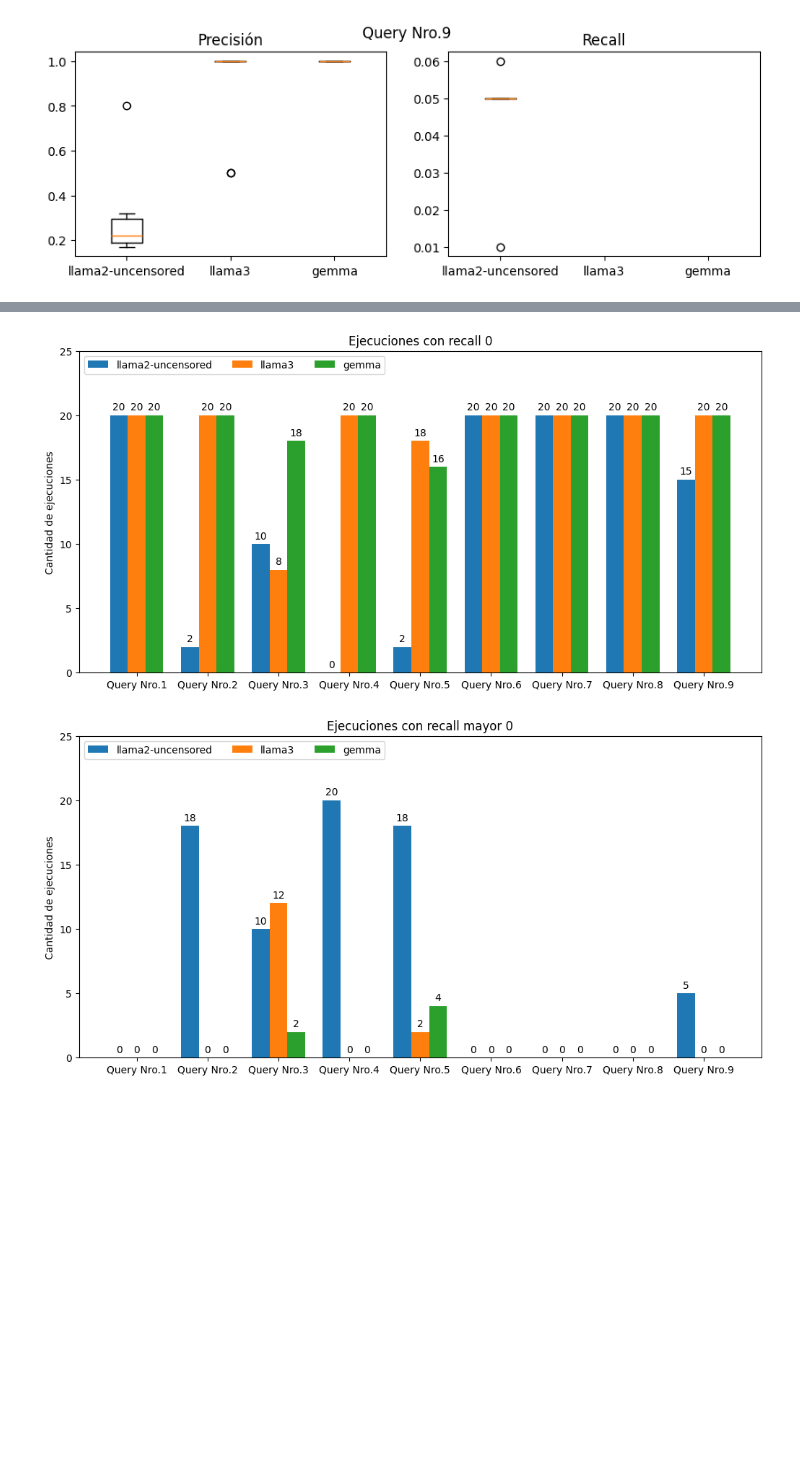
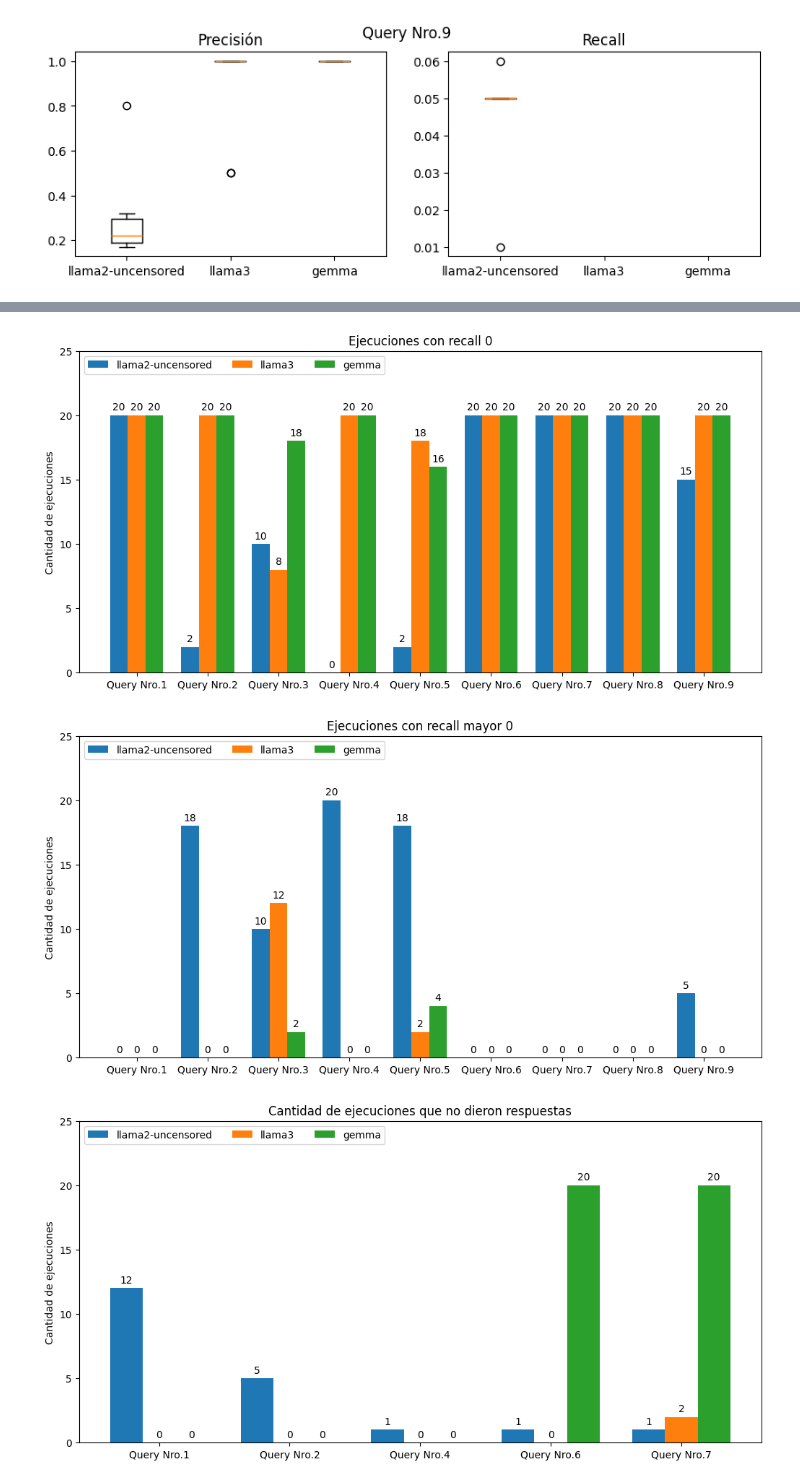
Before and after one commit to Kenny-R/evariste, a Jupyter notebook: calcular_metricas.ipynb, the cells around one changed output, grey strips where cells are left out. Saved outputs shown, nothing was run; the diff lists cells and outputs as text; code cells hidden in the pictures; blank space fills up the shorter version.

Commit message:
- Mejorando las metricas

```diff
--- a/calcular_metricas.ipynb
+++ b/calcular_metricas.ipynb
@@ -137,6 +142,32 @@ datos_recall_df = pd.DataFrame(datos_recall, columns=['query', 'nro.Ejecución',
 # datos_precision_df.to_excel(excel_writer, 'precision', index=False)
 # datos_recall_df.to_excel(excel_writer, 'recall', index=False)
 # excel_writer.close()
+# %%
+# cargamos los queries
+queries = pd.read_excel('./ignorar/queries_ejecutar_modificados.xlsx')['query'].to_list()
+modelos = ['llama2-uncensored', 'llama3', 'gemma']
+carpeta_metricas = 'resultados/metricas/ln'
+metricas = ['precision', 'recall']
+
+datos_precision_promedio = []
+datos_recall_promedio = []
+
+for modelo in modelos:
+    for query in datos_precision_df['query'].unique():
+        datos_precision_tiempo = datos_precision_df.loc[(datos_precision_df['modelo'] == modelo) & (datos_precision_df['query'] == query) & (datos_precision_df['precision'] != 0)]
+        datos_recall_tiempo = datos_recall_df.loc[(datos_recall_df['modelo'] == modelo) & (datos_recall_df['query'] == query) & (datos_recall_df['recall'] != 0)]
+
+        datos_precision_promedio.append([query, modelo, datos_precision_tiempo['precision'].mean(), datos_precision_tiempo['tiempo'].mean()])
+        datos_recall_promedio.append([query, modelo, datos_recall_tiempo['recall'].mean(), datos_recall_tiempo['tiempo'].mean()])
+
+
+datos_precision_promedio_df = pd.DataFrame(datos_precision_promedio, columns=['query', 'modelo', 'precision', 'tiempo'])
+datos_recall_promedio_df = pd.DataFrame(datos_recall_promedio, columns=['query', 'modelo', 'recall', 'tiempo'])
+
+# excel_writer = pd.ExcelWriter(os.path.join('resultados/metricas/ln', 'resumen_promedio_ln.xlsx'))
+# datos_precision_promedio_df.to_excel(excel_writer, 'precision', index=False)
+# datos_recall_promedio_df.to_excel(excel_writer, 'recall', index=False)
+# excel_writer.close()
 # %%
 for i, query in enumerate(datos_precision_df['query'].unique()):
     data_precision = []
@@ -185,6 +216,18 @@ for modelo in modelos:
     precision_distintos_cero[modelo]= nueva_fila_precision_distintos_cero
     recall_iguales_cero[modelo]= nueva_fila_recall_iguales_cero
     recall_distintos_cero[modelo]= nueva_fila_recall_distintos_cero
+# %%
+modelos = ['llama2-uncensored', 'llama3', 'gemma']
+
+cantidad_no_respuesta = {}
+
+for modelo in modelos:
+    nueva_fila = []
+
+    for query in datos_no_respondieron_df['query'].unique():
+        nueva_fila.append(len(datos_no_respondieron_df.loc[(datos_no_respondieron_df['modelo'] == modelo) & (datos_no_respondieron_df['query'] == query)]))
+
+    cantidad_no_respuesta[modelo]= nueva_fila
 # %%
 def diagrama_barra_agrupados(datos,
                             xlables: list[str],
@@ -218,30 +261,38 @@ diagrama_barra_agrupados(precision_iguales_cero,
                         (10, 5),
                         'Cantidad de ejecuciones',
                         'Ejecuciones con precisión 0',
                         [0, 25])
 
 diagrama_barra_agrupados(precision_distintos_cero,
                         [f"Query Nro.{i + 1}" for i in range(len(datos_precision_df['query'].unique()))],
                         (10, 5),
                         'Cantidad de ejecuciones',
                         'Ejecuciones con precisión mayor a 0',
                         [0, 25])
 
 diagrama_barra_agrupados(recall_iguales_cero,
                         [f"Query Nro.{i + 1}" for i in range(len(datos_recall_df['query'].unique()))],
                         (10, 5),
                         'Cantidad de ejecuciones',
                         'Ejecuciones con recall 0',
                         [0, 25])
 
 diagrama_barra_agrupados(recall_distintos_cero,
                         [f"Query Nro.{i + 1}" for i in range(len(datos_recall_df['query'].unique()))],
                         (10, 5),
                         'Cantidad de ejecuciones',
                         'Ejecuciones con recall mayor 0',
                         [0, 25])
+
+diagrama_barra_agrupados(cantidad_no_respuesta,
+                        [f"Query Nro.{i + 1}" for i in [0, 1, 3, 5, 6]],
+                        (10, 5),
+                        'Cantidad de ejecuciones',
+                        'Cantidad de ejecuciones que no dieron respuestas',
+                        [0, 25])
 # %% [output]
 [figure]
 [figure]
 [figure]
 [figure]
+[figure, added]
```
Also changed, not shown: parts of 1 cell of this notebook, 3 other files.
